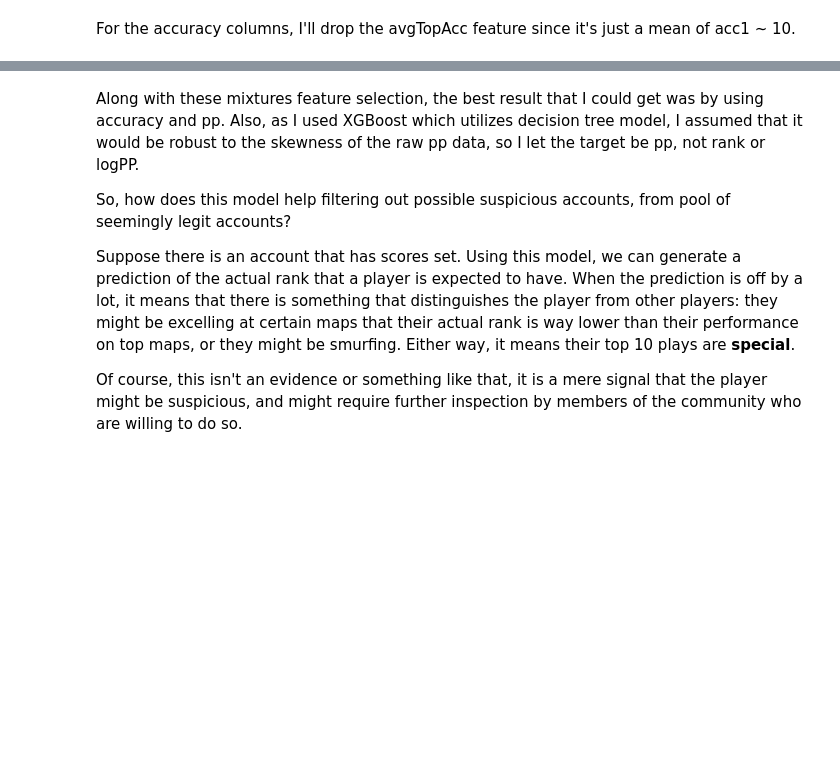
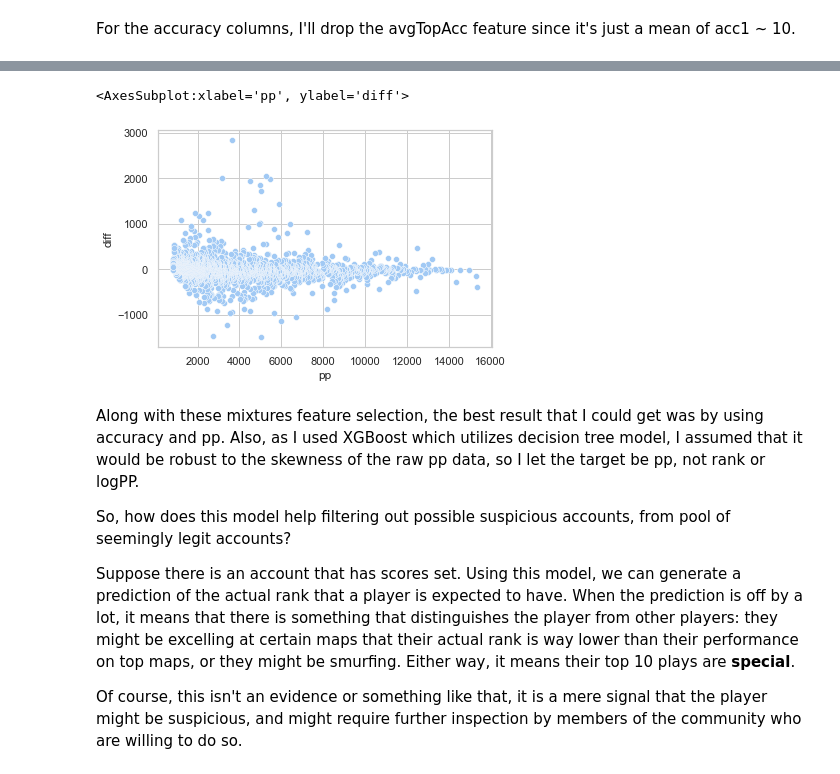
Before and after one commit to LemoNade2000/AltDetection, a Jupyter notebook: topScore.ipynb, the cells around one changed output, grey strips where cells are left out. Drawn from its saved outputs; the diff is of its cells as text; code cells hidden in the pictures; blank space fills up the shorter version.

Commit message:
separated data folder and added testing method

```diff
--- a/topScore.ipynb
+++ b/topScore.ipynb
@@ -189,3 +189,18 @@ Mean Absolute Scaled Error = 0.11637967932524175
+# %%
+test_data = pd.read_csv(cwd + '/ScoresTill609.csv')
+clean_test_data = test_data.fillna(method='backfill', axis = 'columns')
+X_test = clean_test_data[cols_to_use].astype('float')
+y_test = (clean_test_data['pp'].astype('float'))
+predictions = model.predict(X_test)
+result = pd.DataFrame(columns = ['name', 'pp', 'prediction', 'diff'])
+result['name'] = test_data['playerName']
+result['pp'] = (clean_test_data['pp'].astype('float'))
+result['prediction'] = predictions
+result['diff'] = result['prediction'] - result['pp']
+sns.scatterplot(x = result['pp'], y = result['diff'])
+# %% [output]
+<AxesSubplot:xlabel='pp', ylabel='diff'>
+[figure, added]
 # %% [markdown]
 Along with these mixtures feature selection, the best result that I could get was by using accuracy and pp. Also, as I used XGBoost which utilizes decision tree model, I assumed that it would be robust to the skewness of the raw pp data, so I let the target be pp, not rank or logPP.
 
```
Also changed, not shown: parts of 8 cells of this notebook, 16 other files.
